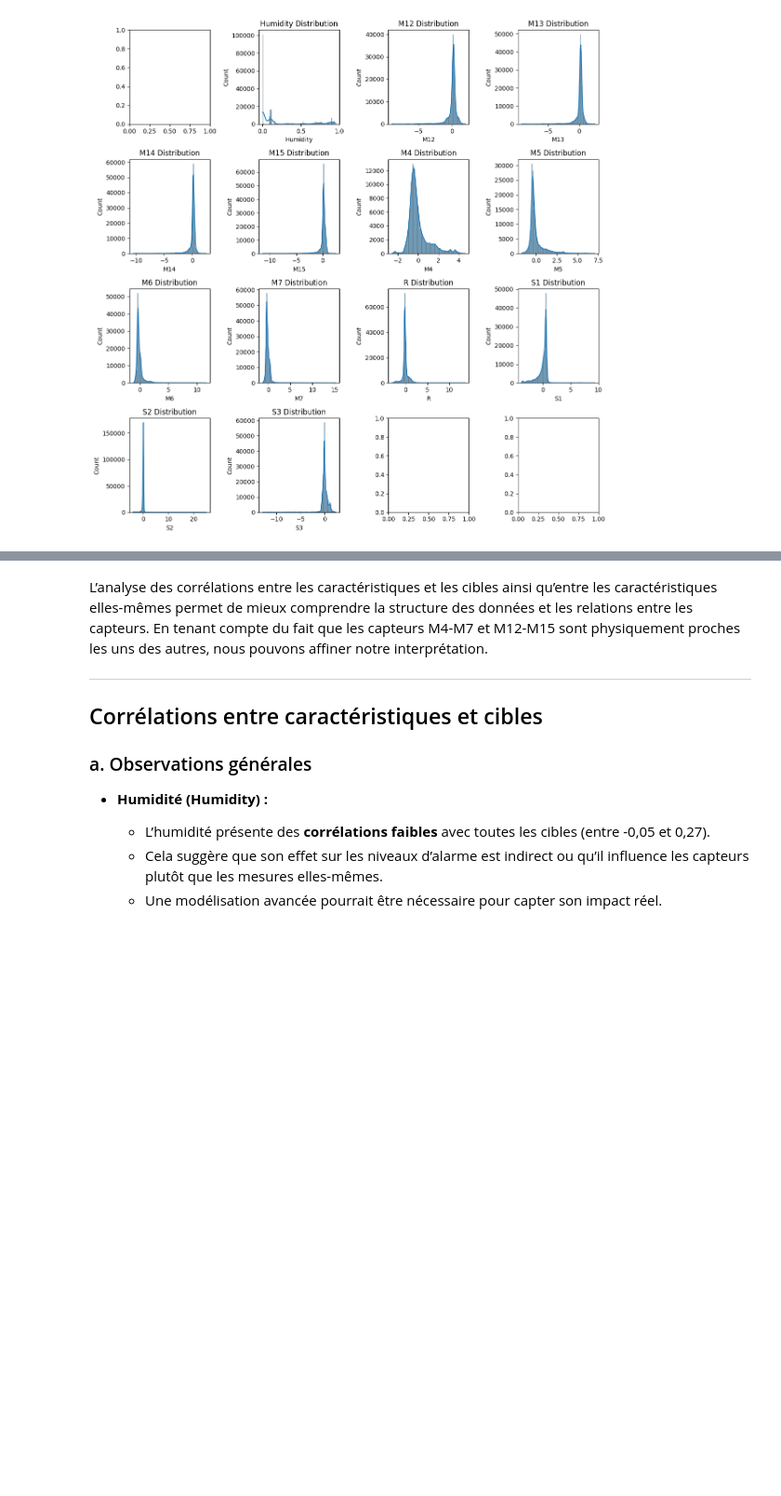
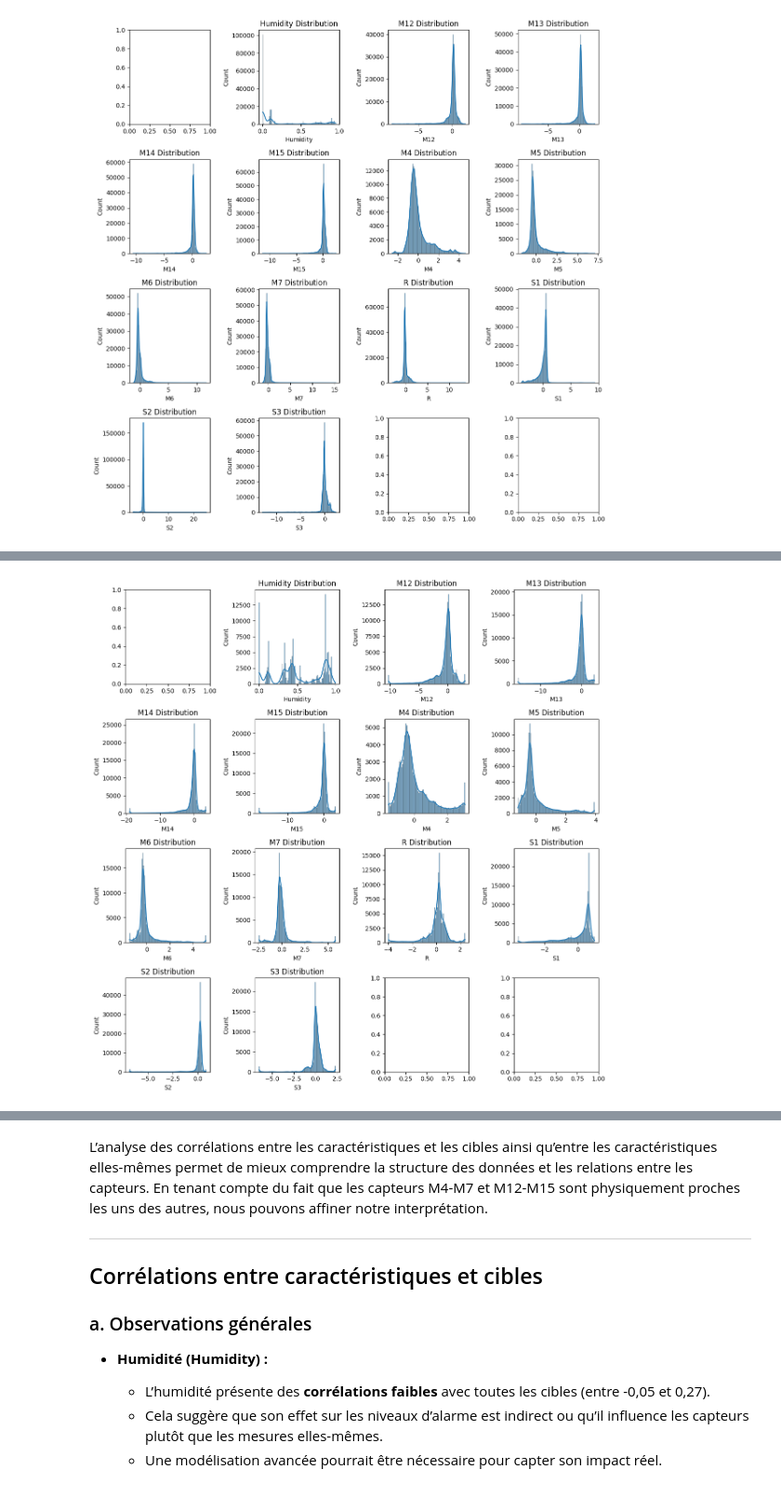
Before and after one commit to killian31/IdGas, a Jupyter notebook: EDA.ipynb, the cells around one changed output, grey strips where cells are left out. Shown at 93% size. Drawn from its saved outputs; the diff is of its cells as text; code cells hidden in the pictures; blank space fills up the shorter version.

```diff
--- a/EDA.ipynb
+++ b/EDA.ipynb
@@ -192,0 +194,4 @@ plot_feature_distributions(x_train_scaled_2, bins=100, figsize=(12, 12))
+# %%
+plot_feature_distributions(preprocess_data_2(test_features), bins=100, figsize=(12, 12))
+# %% [output]
+[figure, added]
```
Also changed, not shown: parts of 6 cells of this notebook, 8 other files.
